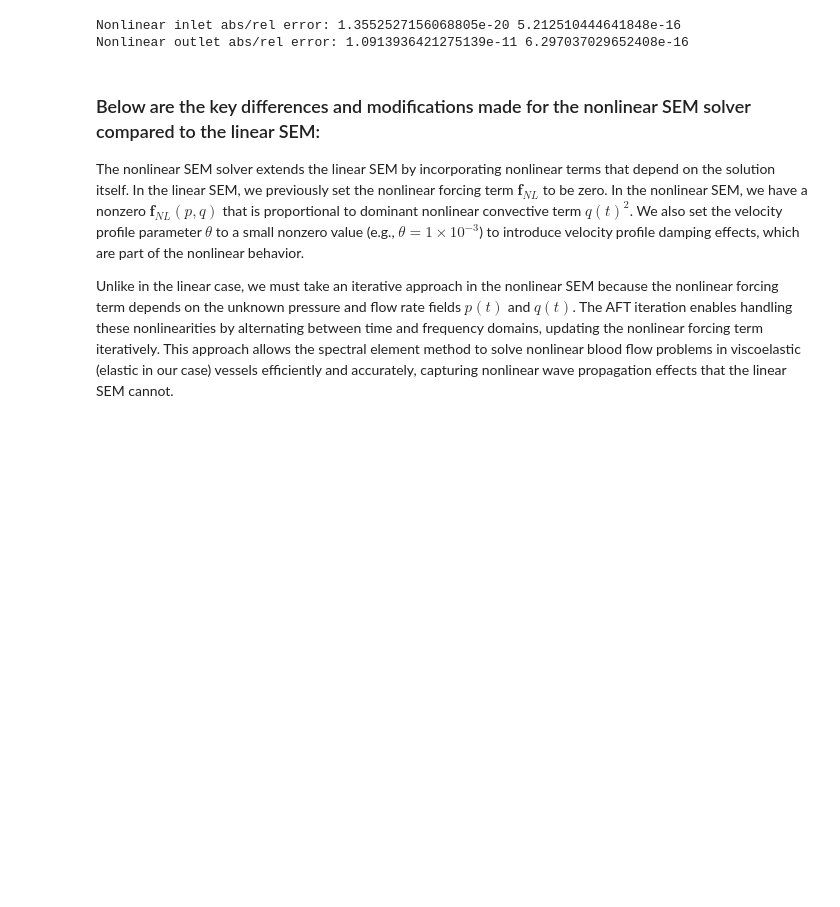
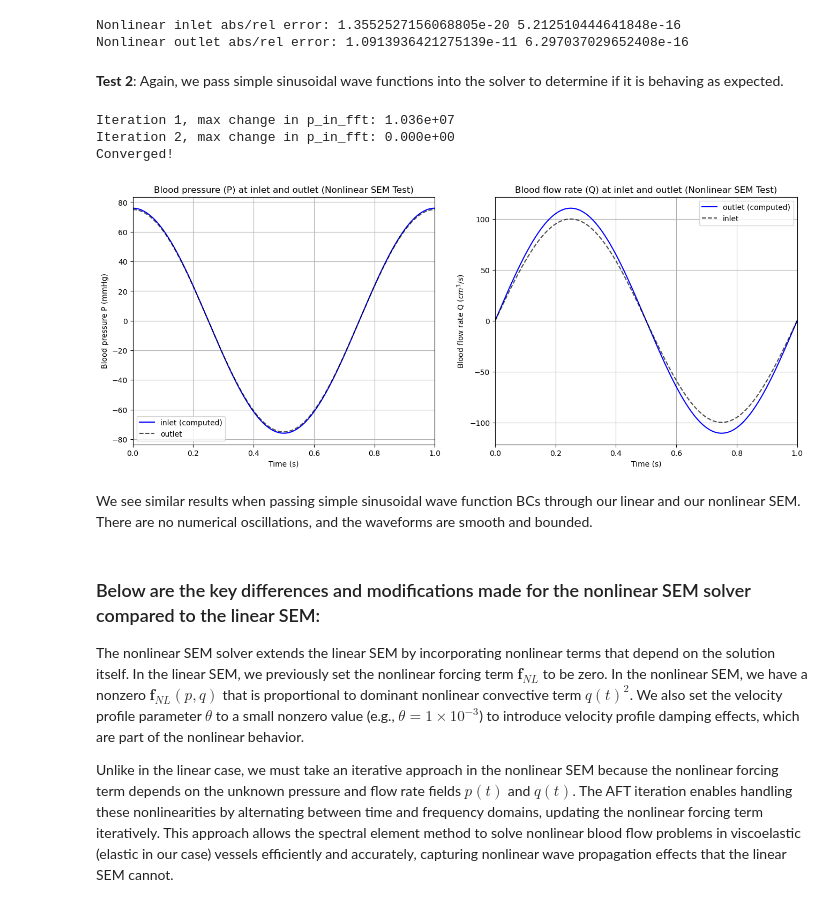
Before and after one commit to zb2263/APMA4300_project, a Jupyter notebook: project.ipynb, the cells around one changed output. Cells and saved outputs as stored; diff of their text form; code cells hidden in the pictures; blank space fills up the shorter version.

```diff
--- a/project.ipynb
+++ b/project.ipynb
@@ -1050,6 +1136,50 @@ print("Nonlinear outlet abs/rel error:", err_out, rel_out)
 # %% [output]
 Nonlinear inlet abs/rel error: 1.3552527156068805e-20 5.212510444641848e-16
 Nonlinear outlet abs/rel error: 1.0913936421275139e-11 6.297037029652408e-16
+# %% [markdown]
+**Test 2**: Again, we pass simple sinusoidal wave functions into the solver to determine if it is behaving as expected.
+# %%
+t_nl_sin, q_in_t_sin, p_in_t_sin, q_out_t_sin, p_out_t_sin = nonlinear_sem_aft(params, T=1.0, N=2048, max_iter=20,
+                                                                               inlet_flow=inlet_flow_sin, outlet_pressure=outlet_pressure_sin,
+                                                                               tol=1e-7)
+
+# Convert units for plotting
+p_in_mmHg_sin = p_in_t_sin / 133.322  # Pa to mmHg
+p_out_mmHg_sin = p_out_t_sin / 133.322
+q_out_cm3s_sin = q_out_t_sin * 1e6  # m^3/s to cm^3/s
+q_in_cm3s_sin = q_in_t_sin * 1e6
+
+
+# Plot results to show nonlinear effects
+fig = plt.figure(figsize=(16,6))
+axes = fig.add_subplot(1, 2, 1)
+axes.plot(t_nl_sin, p_in_mmHg_sin, 'b-', label='inlet (computed)')
+axes.plot(t_nl_sin, p_out_mmHg_sin, 'k--', alpha=0.7, label='outlet')
+axes.set_xlabel('Time (s)')
+axes.set_ylabel('Blood pressure P (mmHg)')
+axes.set_title('Blood pressure (P) at inlet and outlet (Nonlinear SEM Test)')
+axes.grid()
+axes.legend(loc='best')
+axes.set_xlim(0, 1)
+
+axes = fig.add_subplot(1, 2, 2)
+axes.plot(t_nl_sin, q_out_cm3s_sin, 'b-', label='outlet (computed)')
+axes.plot(t_nl_sin, q_in_cm3s_sin, 'k--', alpha=0.7, label='inlet')
+axes.set_xlabel('Time (s)')
+axes.set_ylabel(r'Blood flow rate Q ($cm^3/s$)')
+axes.set_title('Blood flow rate (Q) at inlet and outlet (Nonlinear SEM Test)')
+axes.grid()
+axes.legend(loc='best')
+axes.set_xlim(0, 1)
+
+plt.show()
+# %% [output]
+Iteration 1, max change in p_in_fft: 1.036e+07
+Iteration 2, max change in p_in_fft: 0.000e+00
+Converged!
+[figure, added]
+# %% [markdown]
+We see similar results when passing simple sinusoidal wave function BCs through our linear and our nonlinear SEM. There are no numerical oscillations, and the waveforms are smooth and bounded.
 # %% [markdown]
 ### Below are the key differences and modifications made for the nonlinear SEM solver compared to the linear SEM:
 The nonlinear SEM solver extends the linear SEM by incorporating nonlinear terms that depend on the solution itself. In the linear SEM, we previously set the nonlinear forcing term $ \mathbf{f}_{NL} $ to be zero. In the nonlinear SEM, we have a nonzero $ \mathbf{f}_{NL}(p, q) $ that is proportional to dominant nonlinear convective term $ q(t)^2 $. We also set the velocity profile parameter $ \theta $ to a small nonzero value (e.g., $ \theta = 1 \times 10^{-3} $) to introduce velocity profile damping effects, which are part of the nonlinear behavior.
```
Also changed, not shown: parts of 29 cells of this notebook.
